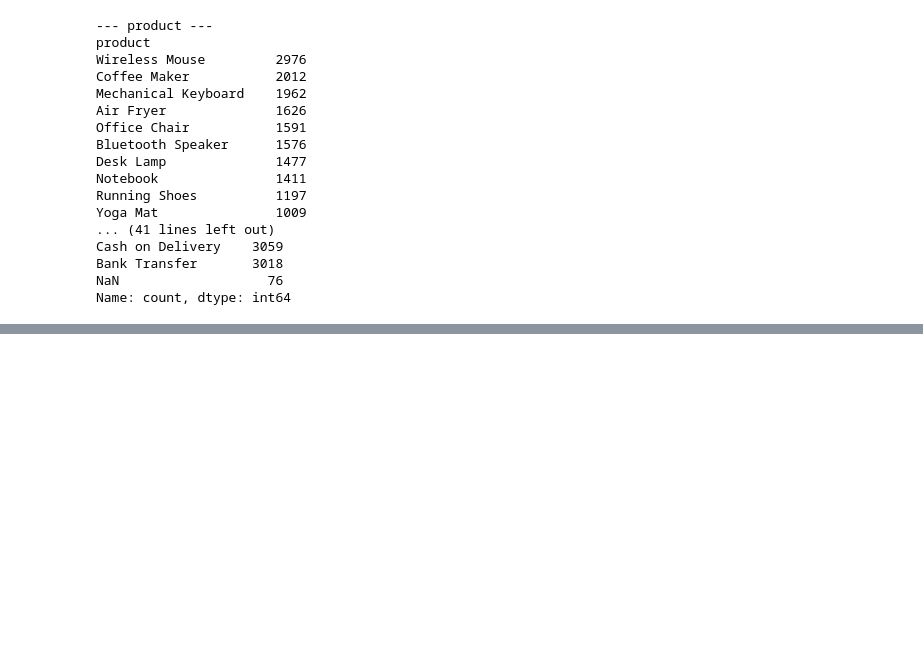
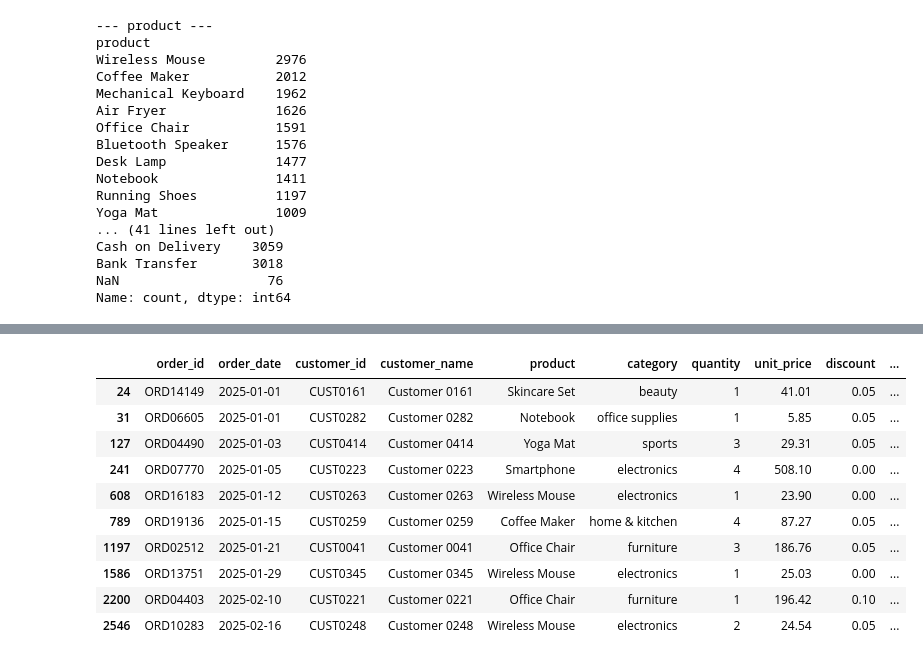
Before and after one commit to majaVtech/business-sales-analysis, a Jupyter notebook: Notebooks/01_sales_analysisipynb.ipynb, the cells around one changed output, grey strips where cells are left out. Cells and saved outputs as stored; diff of their text form; code cells hidden in the pictures; blank space fills up the shorter version.

```diff
--- a/Notebooks/01_sales_analysisipynb.ipynb
+++ b/Notebooks/01_sales_analysisipynb.ipynb
@@ -94,0 +261,14 @@ Name: count, dtype: int64
+# %%
+df[df['payment_method'].isna()].head(10)
+# %% [output]
+|  | order_id | order_date | customer_id | customer_name | product | category | quantity | unit_price | discount | ... |
+| 24 | ORD14149 | 2025-01-01 | CUST0161 | Customer 0161 | Skincare Set | beauty | 1 | 41.01 | 0.05 | ... |
+| 31 | ORD06605 | 2025-01-01 | CUST0282 | Customer 0282 | Notebook | office supplies | 1 | 5.85 | 0.05 | ... |
+| 127 | ORD04490 | 2025-01-03 | CUST0414 | Customer 0414 | Yoga Mat | sports | 3 | 29.31 | 0.05 | ... |
+| 241 | ORD07770 | 2025-01-05 | CUST0223 | Customer 0223 | Smartphone | electronics | 4 | 508.10 | 0.00 | ... |
+| 608 | ORD16183 | 2025-01-12 | CUST0263 | Customer 0263 | Wireless Mouse | electronics | 1 | 23.90 | 0.00 | ... |
+| 789 | ORD19136 | 2025-01-15 | CUST0259 | Customer 0259 | Coffee Maker | home & kitchen | 4 | 87.27 | 0.05 | ... |
+| 1197 | ORD02512 | 2025-01-21 | CUST0041 | Customer 0041 | Office Chair | furniture | 3 | 186.76 | 0.05 | ... |
+| 1586 | ORD13751 | 2025-01-29 | CUST0345 | Customer 0345 | Wireless Mouse | electronics | 1 | 25.03 | 0.00 | ... |
+| 2200 | ORD04403 | 2025-02-10 | CUST0221 | Customer 0221 | Office Chair | furniture | 1 | 196.42 | 0.10 | ... |
+| 2546 | ORD10283 | 2025-02-16 | CUST0248 | Customer 0248 | Wireless Mouse | electronics | 2 | 24.54 | 0.05 | ... |
```
Also changed, not shown: parts of 24 cells of this notebook.
